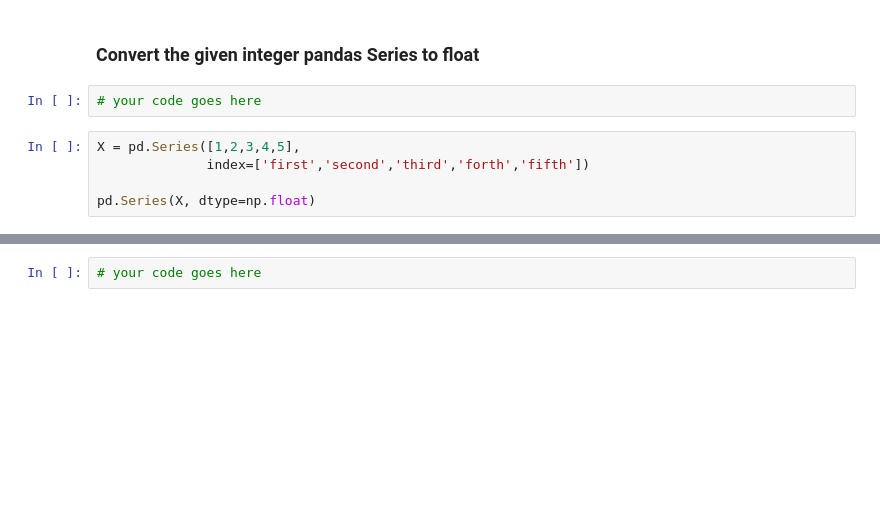
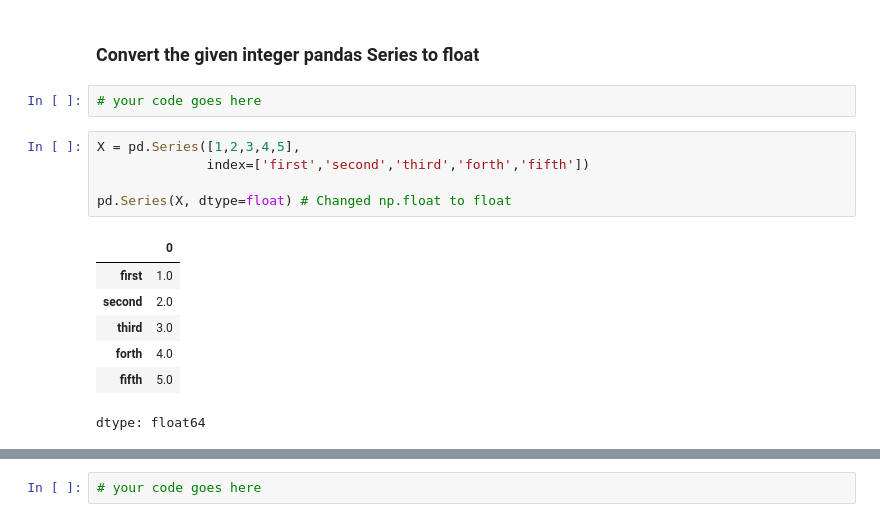
Before and after one commit to WISDOM-OSBORN/DATA-ANALYTICS-COURSE-ONLINE-, a Jupyter notebook: 2 - Pandas Series exercises.ipynb, the cells around one changed output, grey strips where cells are left out. Cells and saved outputs as stored; diff of their text form; blank space fills up the shorter version.

```diff
--- a/2 - Pandas Series exercises.ipynb
+++ b/2 - Pandas Series exercises.ipynb
@@ -152,8 +190,16 @@ X[[0, -1]]
 # %%
 X = pd.Series([1,2,3,4,5],
               index=['first','second','third','forth','fifth'])
 
-pd.Series(X, dtype=np.float)
+pd.Series(X, dtype=float) # Changed np.float to float
+# %% [output]
+|  | 0 |
+| first | 1.0 |
+| second | 2.0 |
+| third | 3.0 |
+| forth | 4.0 |
+| fifth | 5.0 |
+dtype: float64
 # %% [markdown]
 ![green-divider](https://user-images.githubusercontent.com/7065401/52071924-c003ad80-2562-11e9-8297-1c6595f8a7ff.png)
 
```
Also changed, not shown: parts of 23 cells of this notebook.
